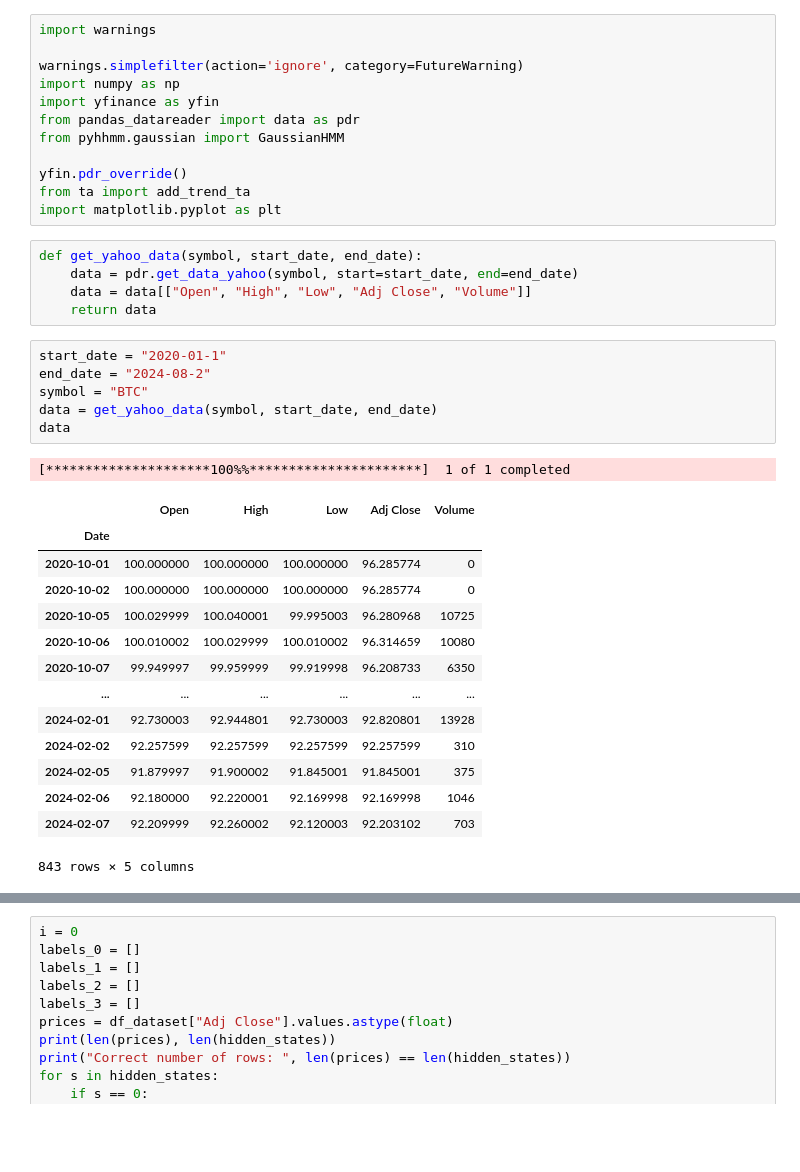
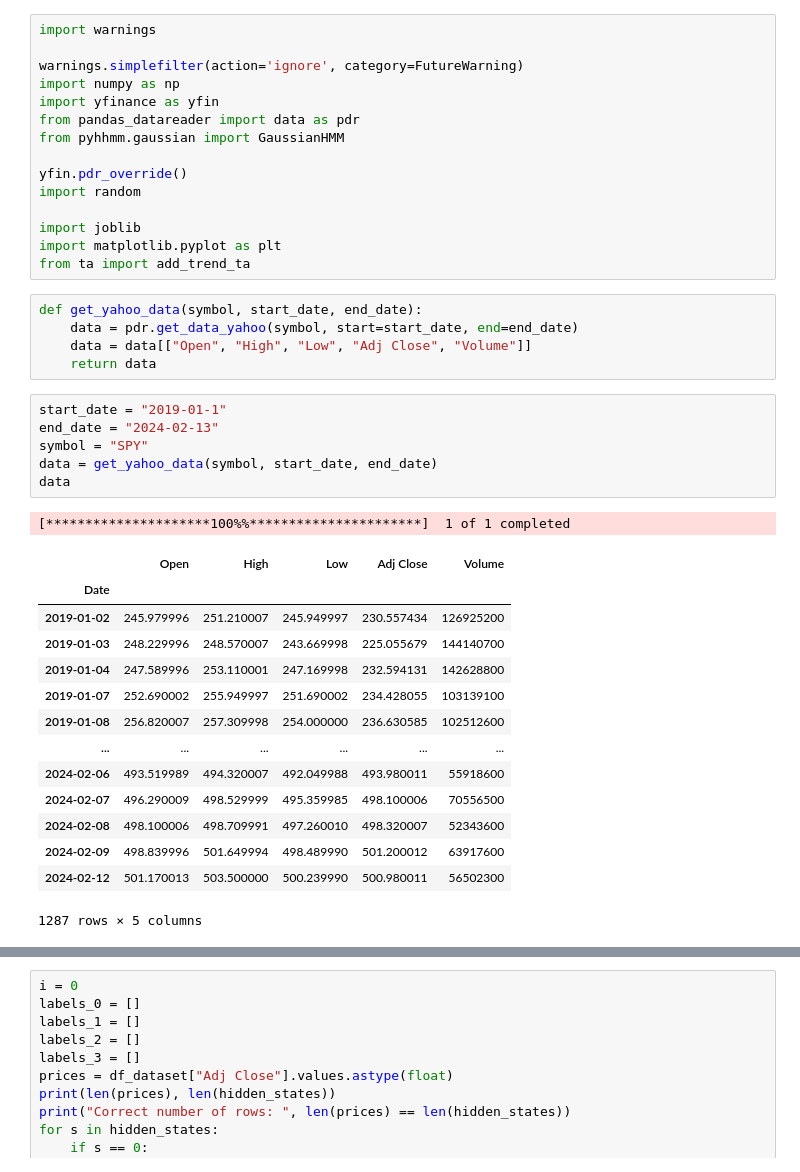
Before and after one commit to willhughes11/fullstack-trading-bot-app, a Jupyter notebook: trading/backtest/strategies/notebooks/hmm.ipynb, the cells around one changed output, grey strips where cells are left out. Cells and saved outputs as stored; diff of their text form; blank space fills up the shorter version.

```diff
--- a/trading/backtest/strategies/notebooks/hmm.ipynb
+++ b/trading/backtest/strategies/notebooks/hmm.ipynb
@@ -8,35 +8,38 @@ from pandas_datareader import data as pdr
 from pyhhmm.gaussian import GaussianHMM
 
 yfin.pdr_override()
+import random
+
+import joblib
+import matplotlib.pyplot as plt
 from ta import add_trend_ta
-import matplotlib.pyplot as plt
 # %%
 def get_yahoo_data(symbol, start_date, end_date):
     data = pdr.get_data_yahoo(symbol, start=start_date, end=end_date)
     data = data[["Open", "High", "Low", "Adj Close", "Volume"]]
     return data
 # %%
-start_date = "2020-01-1"
-end_date = "2024-08-2"
-symbol = "BTC"
+start_date = "2019-01-1"
+end_date = "2024-02-13"
+symbol = "SPY"
 data = get_yahoo_data(symbol, start_date, end_date)
 data
 # %% [output]
 [*********************100%%**********************]  1 of 1 completed
 |  | Open | High | Low | Adj Close | Volume |
 | Date |  |  |  |  |  |
-| 2020-10-01 | 100.000000 | 100.000000 | 100.000000 | 96.285774 | 0 |
-| 2020-10-02 | 100.000000 | 100.000000 | 100.000000 | 96.285774 | 0 |
-| 2020-10-05 | 100.029999 | 100.040001 | 99.995003 | 96.280968 | 10725 |
-| 2020-10-06 | 100.010002 | 100.029999 | 100.010002 | 96.314659 | 10080 |
-| 2020-10-07 | 99.949997 | 99.959999 | 99.919998 | 96.208733 | 6350 |
+| 2019-01-02 | 245.979996 | 251.210007 | 245.949997 | 230.557434 | 126925200 |
+| 2019-01-03 | 248.229996 | 248.570007 | 243.669998 | 225.055679 | 144140700 |
+| 2019-01-04 | 247.589996 | 253.110001 | 247.169998 | 232.594131 | 142628800 |
+| 2019-01-07 | 252.690002 | 255.949997 | 251.690002 | 234.428055 | 103139100 |
+| 2019-01-08 | 256.820007 | 257.309998 | 254.000000 | 236.630585 | 102512600 |
 | ... | ... | ... | ... | ... | ... |
-| 2024-02-01 | 92.730003 | 92.944801 | 92.730003 | 92.820801 | 13928 |
-| 2024-02-02 | 92.257599 | 92.257599 | 92.257599 | 92.257599 | 310 |
-| 2024-02-05 | 91.879997 | 91.900002 | 91.845001 | 91.845001 | 375 |
-| 2024-02-06 | 92.180000 | 92.220001 | 92.169998 | 92.169998 | 1046 |
-| 2024-02-07 | 92.209999 | 92.260002 | 92.120003 | 92.203102 | 703 |
+| 2024-02-06 | 493.519989 | 494.320007 | 492.049988 | 493.980011 | 55918600 |
+| 2024-02-07 | 496.290009 | 498.529999 | 495.359985 | 498.100006 | 70556500 |
+| 2024-02-08 | 498.100006 | 498.709991 | 497.260010 | 498.320007 | 52343600 |
+| 2024-02-09 | 498.839996 | 501.649994 | 498.489990 | 501.200012 | 63917600 |
+| 2024-02-12 | 501.170013 | 503.500000 | 500.239990 | 500.980011 | 56502300 |
-843 rows × 5 columns
+1287 rows × 5 columns
 # %%
 df = data.copy()
 df["Returns"] = (df["Adj Close"] / df["Adj Close"].shift(1)) - 1
```
Also changed, not shown: parts of 20 cells of this notebook, 8 other files.
